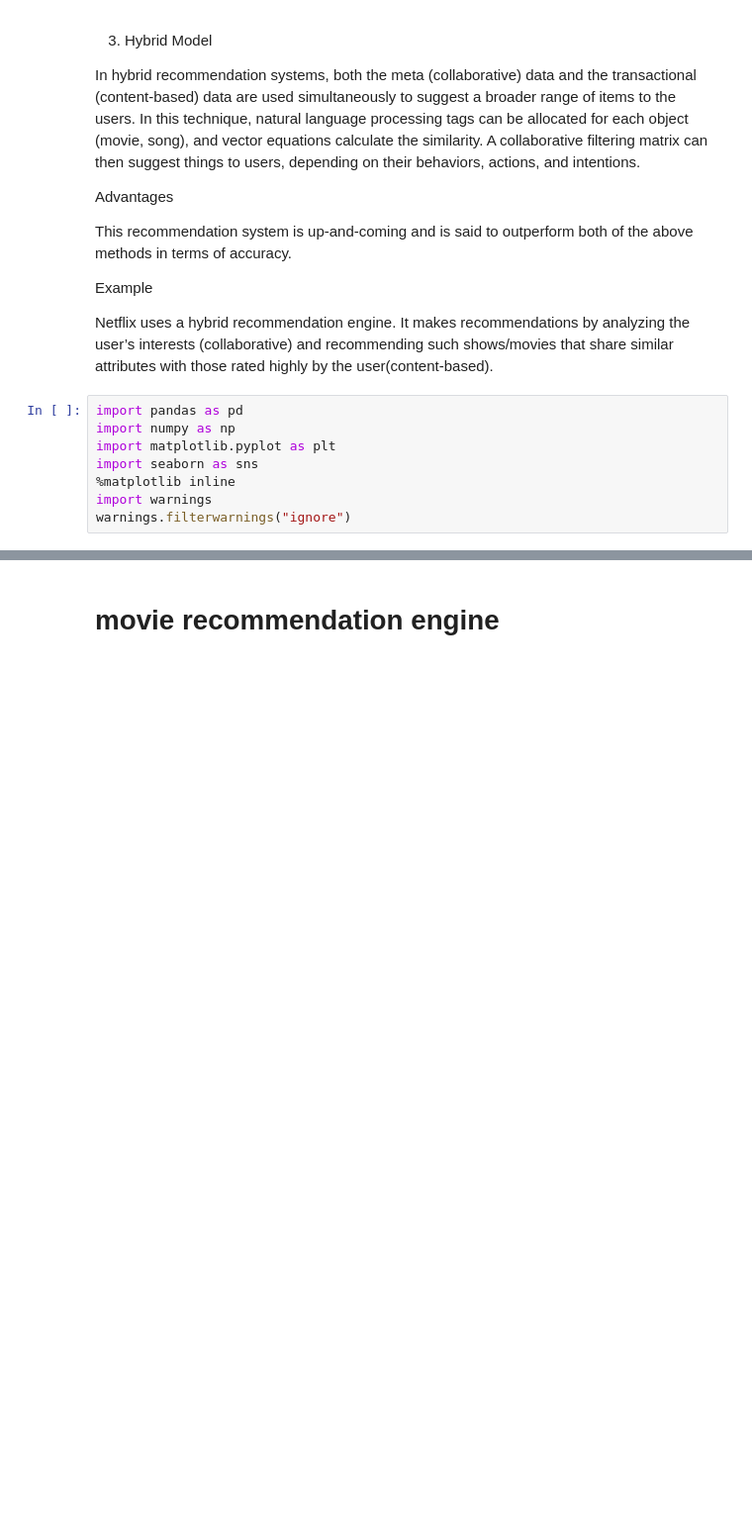
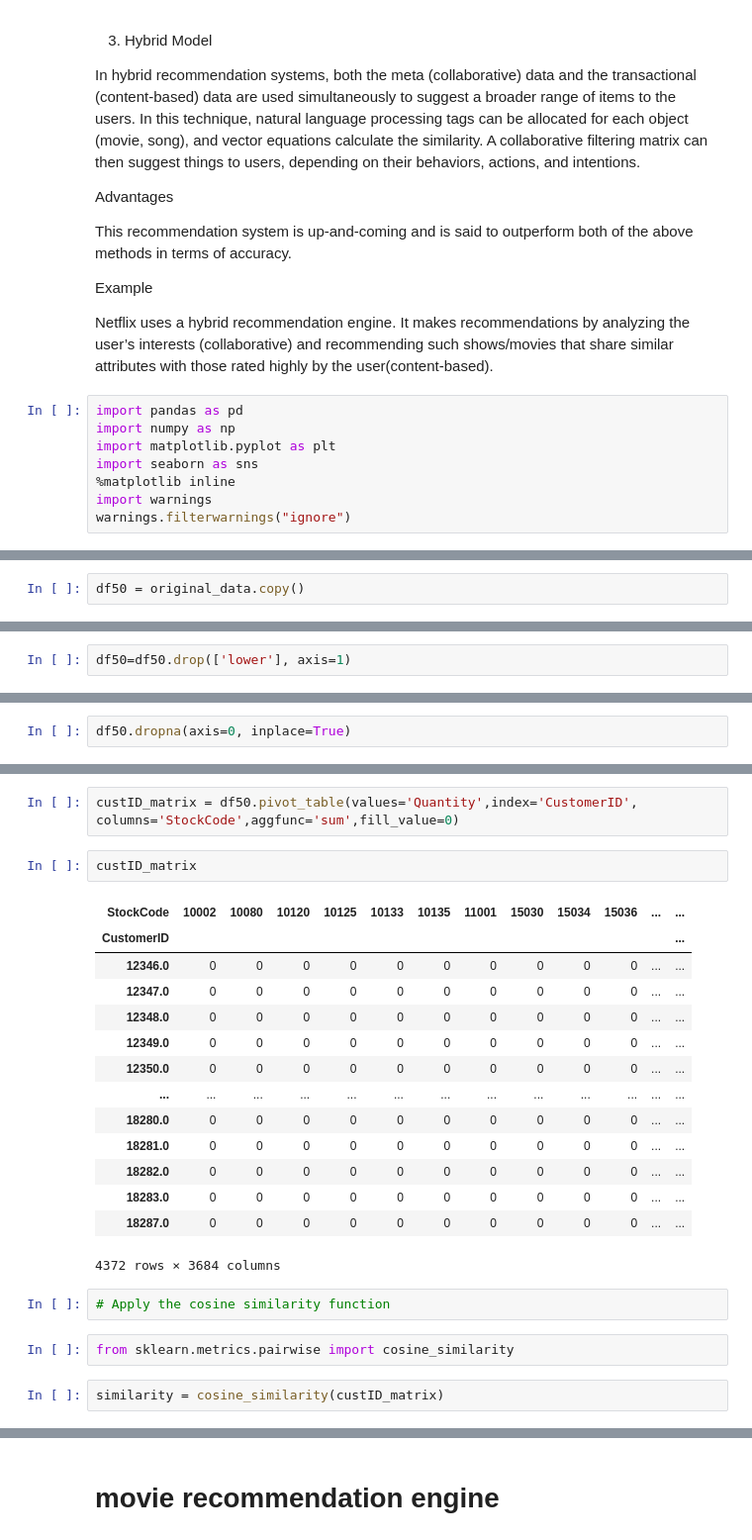
Before and after one commit to Adigit/machine_learning, a Jupyter notebook: april_23_online_shopping.ipynb, the cells around one changed output, grey strips where cells are left out. Shown: that part at 99% size. Cells and saved outputs as stored; diff of their text form; blank space fills up the shorter version.

```diff
--- a/april_23_online_shopping.ipynb
+++ b/april_23_online_shopping.ipynb
@@ -1019,0 +1034,2 @@ FileNotFoundError: [Errno 2] No such file or directory: 'Online_shopping.xlsx'
+# %%
+df50 = original_data.copy()
@@ -1019,0 +1058,2 @@ FileNotFoundError: [Errno 2] No such file or directory: 'Online_shopping.xlsx'
+# %%
+df50=df50.drop(['lower'], axis=1)
@@ -1019,0 +1072,2 @@ FileNotFoundError: [Errno 2] No such file or directory: 'Online_shopping.xlsx'
+# %%
+df50.dropna(axis=0, inplace=True)
@@ -1019,0 +1095,25 @@ FileNotFoundError: [Errno 2] No such file or directory: 'Online_shopping.xlsx'
+# %%
+custID_matrix = df50.pivot_table(values='Quantity',index='CustomerID', columns='StockCode',aggfunc='sum',fill_value=0)
+# %%
+custID_matrix
+# %% [output]
+| StockCode | 10002 | 10080 | 10120 | 10125 | 10133 | 10135 | 11001 | 15030 | 15034 | 15036 | ... | ... |
+| CustomerID |  |  |  |  |  |  |  |  |  |  |  | ... |
+| 12346.0 | 0 | 0 | 0 | 0 | 0 | 0 | 0 | 0 | 0 | 0 | ... | ... |
+| 12347.0 | 0 | 0 | 0 | 0 | 0 | 0 | 0 | 0 | 0 | 0 | ... | ... |
+| 12348.0 | 0 | 0 | 0 | 0 | 0 | 0 | 0 | 0 | 0 | 0 | ... | ... |
+| 12349.0 | 0 | 0 | 0 | 0 | 0 | 0 | 0 | 0 | 0 | 0 | ... | ... |
+| 12350.0 | 0 | 0 | 0 | 0 | 0 | 0 | 0 | 0 | 0 | 0 | ... | ... |
+| ... | ... | ... | ... | ... | ... | ... | ... | ... | ... | ... | ... | ... |
+| 18280.0 | 0 | 0 | 0 | 0 | 0 | 0 | 0 | 0 | 0 | 0 | ... | ... |
+| 18281.0 | 0 | 0 | 0 | 0 | 0 | 0 | 0 | 0 | 0 | 0 | ... | ... |
+| 18282.0 | 0 | 0 | 0 | 0 | 0 | 0 | 0 | 0 | 0 | 0 | ... | ... |
+| 18283.0 | 0 | 0 | 0 | 0 | 0 | 0 | 0 | 0 | 0 | 0 | ... | ... |
+| 18287.0 | 0 | 0 | 0 | 0 | 0 | 0 | 0 | 0 | 0 | 0 | ... | ... |
+4372 rows × 3684 columns
+# %%
+# Apply the cosine similarity function
+# %%
+from sklearn.metrics.pairwise import cosine_similarity
+# %%
+similarity = cosine_similarity(custID_matrix)
```
Also changed, not shown: parts of 64 cells of this notebook.
